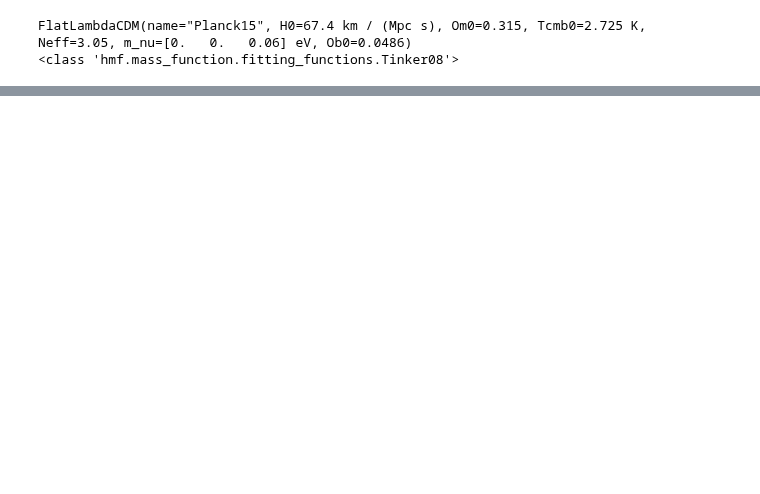
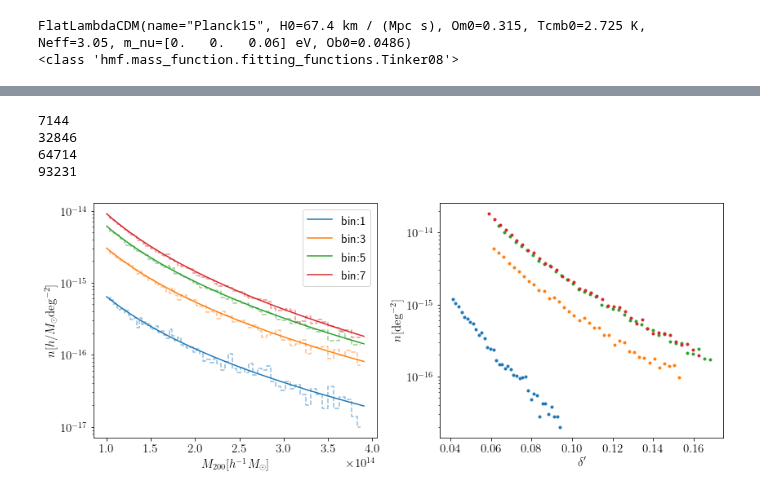
Before and after one commit to mr-superonion/splinv, a Jupyter notebook: notebook/s19/0-haloMF_Prior.ipynb, the cells around one changed output, grey strips where cells are left out. Saved outputs shown, nothing was run; the diff lists cells and outputs as text; code cells hidden in the pictures; blank space fills up the shorter version.

```diff
--- a/notebook/s19/0-haloMF_Prior.ipynb
+++ b/notebook/s19/0-haloMF_Prior.ipynb
@@ -1,5 +1,6 @@
 # %%
 %pylab inline
+import gc
 import matplotlib
 matplotlib.rcParams['ps.useafm'] = True
 matplotlib.rcParams['pdf.use14corefonts'] = True
@@ -9,7 +10,7 @@ import hmf
 import haloSim
 import simutil
 from cosmology import Cosmo
-cosmo   =   Cosmo(h=1,omega_m=0.315)
+cosmo   =   Cosmo(h=1.,omega_m=0.315)
 
 from configparser import ConfigParser
 from pixel3D import cartesianGrid3D
@@ -25,0 +25,11 @@ Populating the interactive namespace from numpy and matplotlib
+# %%
+# h in Cosmo should be fixed to 1 (geometry fixed)
+if False:
+    cosmo   =   Cosmo(h=0.674,omega_m=0.315)
+    v1=cosmo.V(zmin[iz],zmax[iz])
+    rho1=cosmo.rho0()
+    cosmo   =   Cosmo(h=1.,omega_m=0.315)
+    v2=cosmo.V(zmin[iz],zmax[iz])
+    rho2=cosmo.rho0()
+    print(v1/v2*0.674**3.)
+    print(rho1/rho2/0.674**2.)
@@ -80,0 +65,57 @@ plt.grid()
+# %%
+plt.close()
+nscale=5e17
+ngrid=64
+fig=plt.figure(figsize=(12,5))
+ax1=fig.add_subplot(1,2,1)
+ax2=fig.add_subplot(1,2,2)
+
+for iz in range(0,8,2):
+    z=zave[iz]
+    pix2mpc=cosmo.Da(0.,z)*1./60./180*np.pi
+    mf.update(z=z)
+    v=cosmo.V(zbound[iz],zbound[iz+1])*np.pi**2./180.**2./4./np.pi
+    mass_func = mf.dndm*v
+    m = mf.m
+    sAll=np.sum(mass_func)
+    msample=[]
+    nn=int(sAll*nscale)
+    print(nn)
+    imgList=np.empty((nn,ngrid,ngrid))
+    for i in range(nn):
+        mi=simutil.mcSample(m,mass_func)
+        msample.append(mi)
+        conc =  6.02*(mi/1.E13)**(-0.12)*(1.47/(1.+z))**(0.16)
+        rs_arcmin=haloSim.mc2rs(mi,conc,z)
+        imgList[i]=haloSim.haloCS02SigmaAtom(rs_arcmin,ngrid,ngrid,c=conc,smooth_scale=1.5,fou=False,lnorm=1)*mi/pix2mpc
+    msample=np.array(msample)
+    y=np.histogram(msample,bins=m)[0]
+    ax1.plot(m,mass_func,label='bin:%d' %(iz+1),color=cmap(iz))
+    ax1.step((mf.m[2:]+mf.m[1:-1])/2.,y[1:]/nscale,where='mid',color=cmap(iz),ls='--',alpha=0.5)
+
+    selfnorm2=np.sqrt(np.sum(imgList**2,axis=(1,2)))
+    haloAve=np.average(imgList,axis=0)
+    norm=np.sqrt(np.sum(haloAve**2.))
+    haloAve=haloAve/norm
+    proj1=np.sum(imgList*haloAve[None,:,:],axis=(1,2))
+    hist,bounds=np.histogram(np.sqrt(np.sum((lensKer0.T[iz])**2.))*proj1,bins=40)
+    bave=(bounds[1:]+bounds[:-1])/2.
+    ax2.scatter(bave[2:],hist[2:]/nscale,marker='.')
+    del msample,imgList,hist,bounds
+    gc.collect()
+
+
+ax1.set_xlabel(r'$M_{200} [h^{-1}M_{\odot}]$')
+ax1.set_ylabel(r'$n[h/M_{\odot}\rm{deg}^{-2}]$')
+ax1.set_yscale('log')
+ax1.legend()
+ax2.set_xlabel(r"$\delta'$")
+ax2.set_ylabel(r'$n[\rm{deg}^{-2}]$')
+ax2.set_yscale('log')
+plt.tight_layout()
+# %% [output]
+7144
+32846
+64714
+93231
+[figure, added]
```
Also changed, not shown: parts of 14 cells of this notebook, 2 other files.
